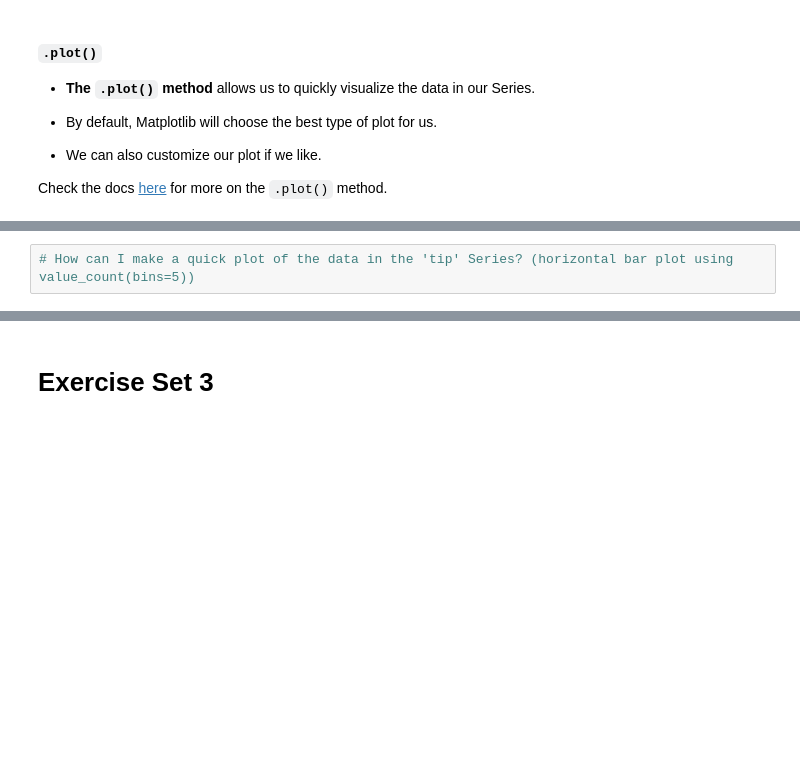
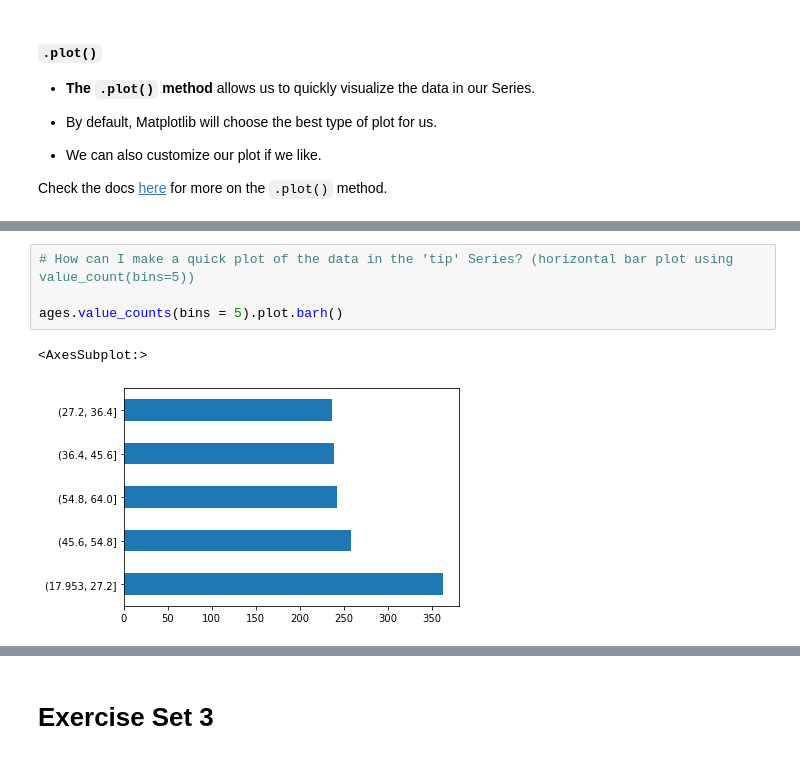
Before and after one commit to brianclements03/numpy-pandas-visualization-exercises, a Jupyter notebook: pandas_series_lesson.ipynb, the cells around one changed output, grey strips where cells are left out. Saved outputs shown, nothing was run; the diff lists cells and outputs as text; blank space fills up the shorter version.

```diff
--- a/pandas_series_lesson.ipynb
+++ b/pandas_series_lesson.ipynb
@@ -1039,5 +1093,10 @@ Check the docs [here](https://pandas.pydata.org/pandas-docs/version/0.24.2/refer
 # %%
 # How can I make a quick plot of the data in the 'tip' Series? (horizontal bar plot using value_count(bins=5))
+
+ages.value_counts(bins = 5).plot.barh()
+# %% [output]
+<AxesSubplot:>
+[figure, added]
 # %%
 # I can clean up my plot and add labels.
 
```
Also changed, not shown: parts of 7 cells of this notebook.
